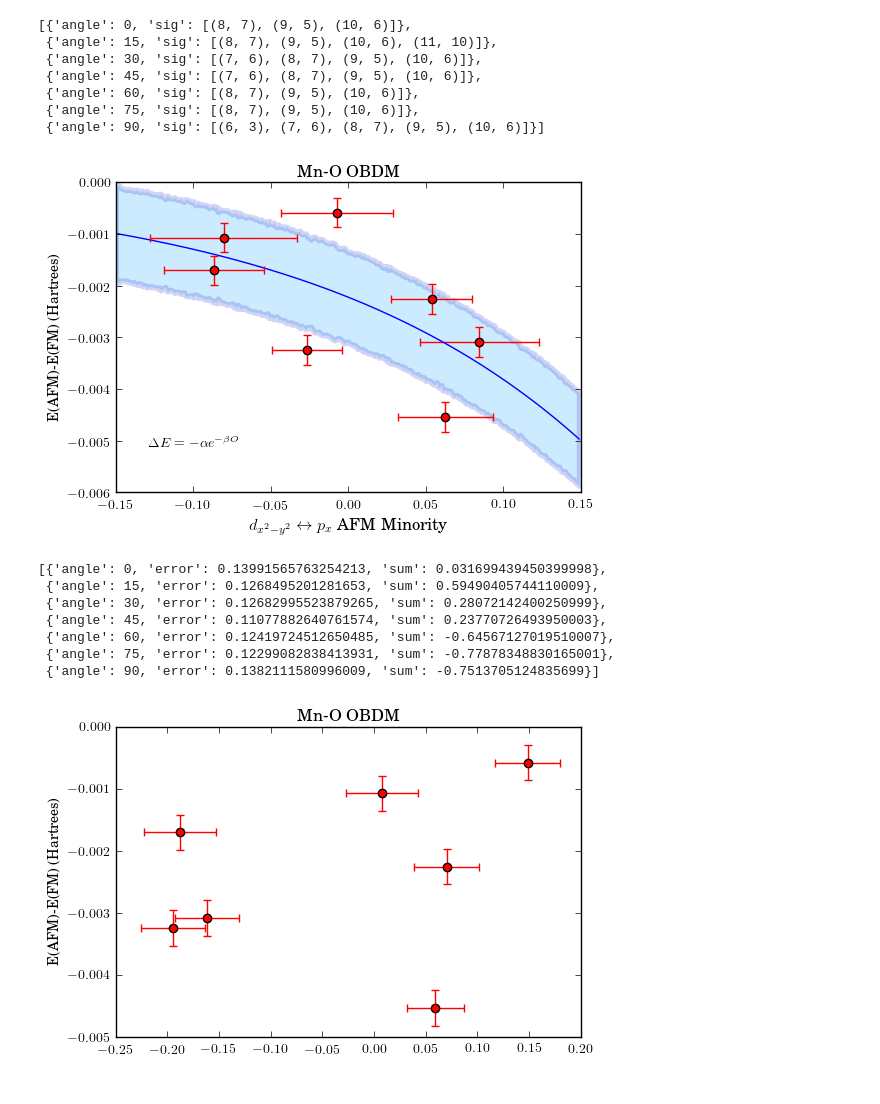
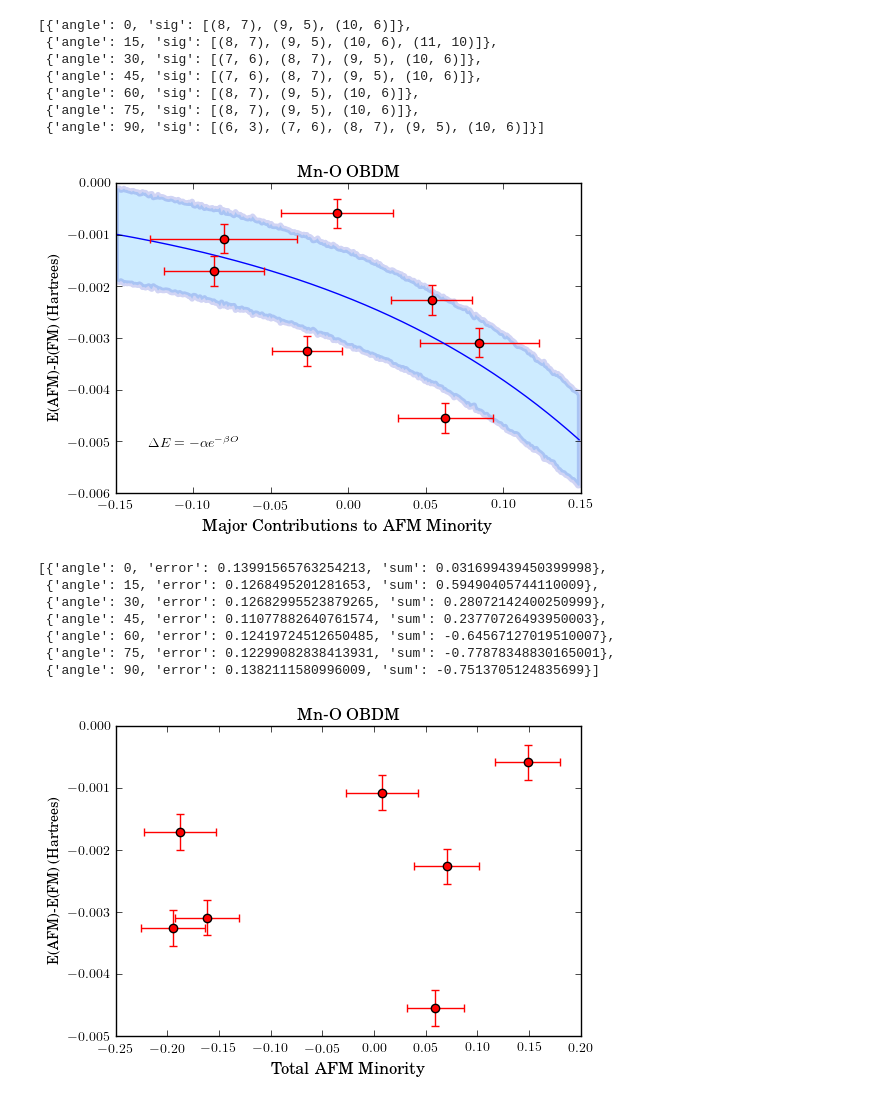
Before and after one commit to WagnerGroup/OriginMagnetism, a Jupyter notebook: Molecules/OBDM/obdmanalysis.ipynb, the cells around one changed output. Cells and saved outputs as stored; diff of their text form; code cells hidden in the pictures.

Commit message:
Labels and axes for additional plots

```diff
--- a/Molecules/OBDM/obdmanalysis.ipynb
+++ b/Molecules/OBDM/obdmanalysis.ipynb
@@ -205,12 +205,12 @@ plt.text(-0.1, -0.005,r'$\Delta E = -\alpha e^{-\beta O}$', horizontalalignment=
 
 plt.errorbar(sortedobdm,sortedDiff,xerr=sortedErr,yerr=sortedDiffErr,marker='o',color='r',mew=1,linestyle='None')
 plt.ylabel('E(AFM)-E(FM) (Hartrees)')
-plt.xlabel(r'$d_{x^2-y^2} \leftrightarrow p_x$ AFM Minority',size=12)
+plt.xlabel('Major Contributions to AFM Minority',size=12)
 plt.title('Mn-O OBDM')
 #plt.xlim(-0.32, 0.23)
 plt.show()
 # %% [output]
-[figure, old version]
+[figure, new version]
 # %%
 #Analysis of all hoppings between Manganese and Oxygen -- no filtering to be done
 #(567)x(01234)
@@ -282,22 +282,22 @@ sumdownfm
 # %%
 obdmelem = []
 obdmerr = []
 for i in range(len(sumdownfm)):
     obdmelem.append(sumdownfm[i]['sum'])
     obdmerr.append(sumdownfm[i]['error'])
 obdmelem = np.asarray(obdmelem)/4
 obdmerr = np.asarray(obdmerr)/4
 inds = obdmelem.argsort()
 sortedErr =obdmerr[inds]
 sortedobdm = np.sort(obdmelem)
 sortedDiff = diff[inds]
 sortedDiffErr = errdiff[inds]
 
 plt.errorbar(sortedobdm,sortedDiff,xerr=sortedErr,yerr=sortedDiffErr,marker='o',color='r',mew=1,linestyle='None')
 plt.ylabel('E(AFM)-E(FM) (Hartrees)')
-#plt.xlabel(r'$d_{x^2-y^2} \leftrightarrow p_x$ AFM Minority',size=12)
+plt.xlabel('Total AFM Minority',size=12)
 plt.title('Mn-O OBDM')
 #plt.xlim(-0.32, 0.23)
 plt.show()
 # %% [output]
-[figure, old version]
+[figure, new version]
```
